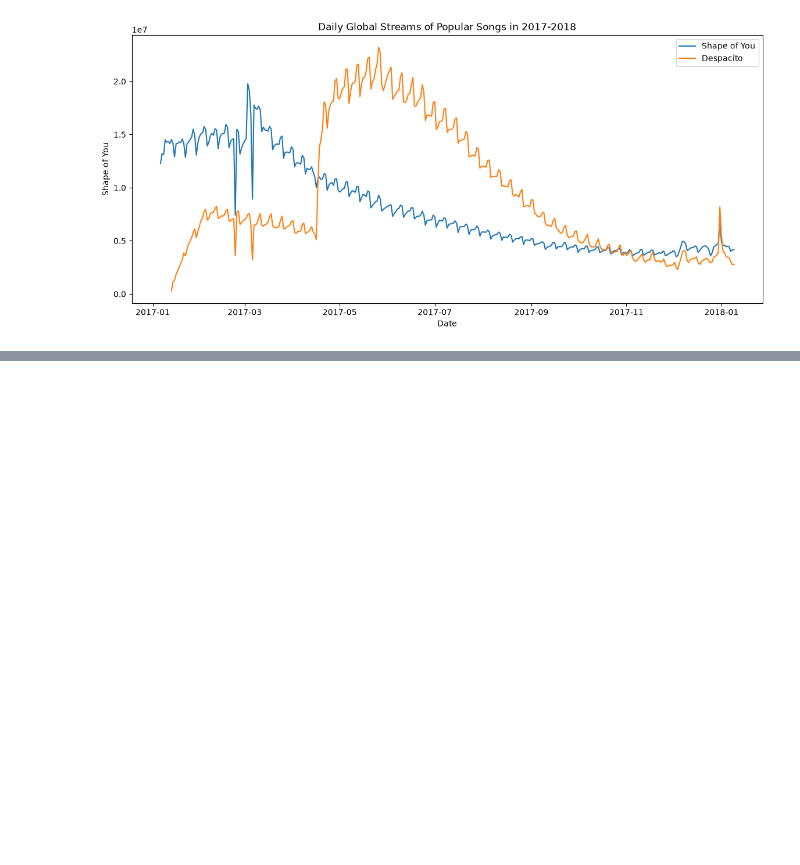
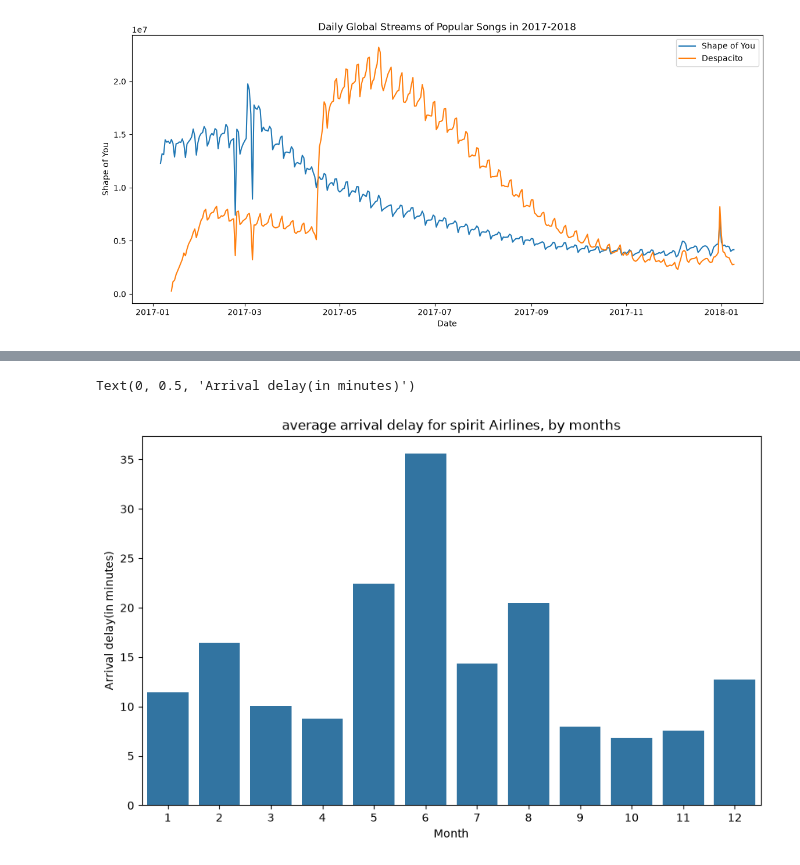
Before and after one commit to prof-screw/DSML, a Jupyter notebook: Week07/Data_visualization_kaggle.ipynb, the cells around one changed output, grey strips where cells are left out. Saved outputs shown, nothing was run; the diff lists cells and outputs as text; code cells hidden in the pictures; blank space fills up the shorter version.

Commit message:
bar graph and heatmap

```diff
--- a/Week07/Data_visualization_kaggle.ipynb
+++ b/Week07/Data_visualization_kaggle.ipynb
@@ -79,3 +79,9 @@ plt.xlabel("Date")
 # %% [output]
 Text(0.5, 0, 'Date')
 [figure]
+# %%
+# Path of the file to read
+flight_filepath = "../Dataset/flight_delays.csv"
+
+# Read the file into a variable flight_data
+flight_data = pd.read_csv(flight_filepath, index_col="Month")
@@ -81,0 +98,11 @@ Text(0.5, 0, 'Date')
+# %%
+plt.figure(figsize=(10,6))
+
+plt.title("average arrival delay for spirit Airlines, by months")
+
+sns.barplot(x=flight_data.index, y=flight_data.NK)
+
+plt.ylabel("Arrival delay(in minutes)")
+# %% [output]
+Text(0, 0.5, 'Arrival delay(in minutes)')
+[figure, added]
```
Also changed, not shown: parts of 2 cells of this notebook.
